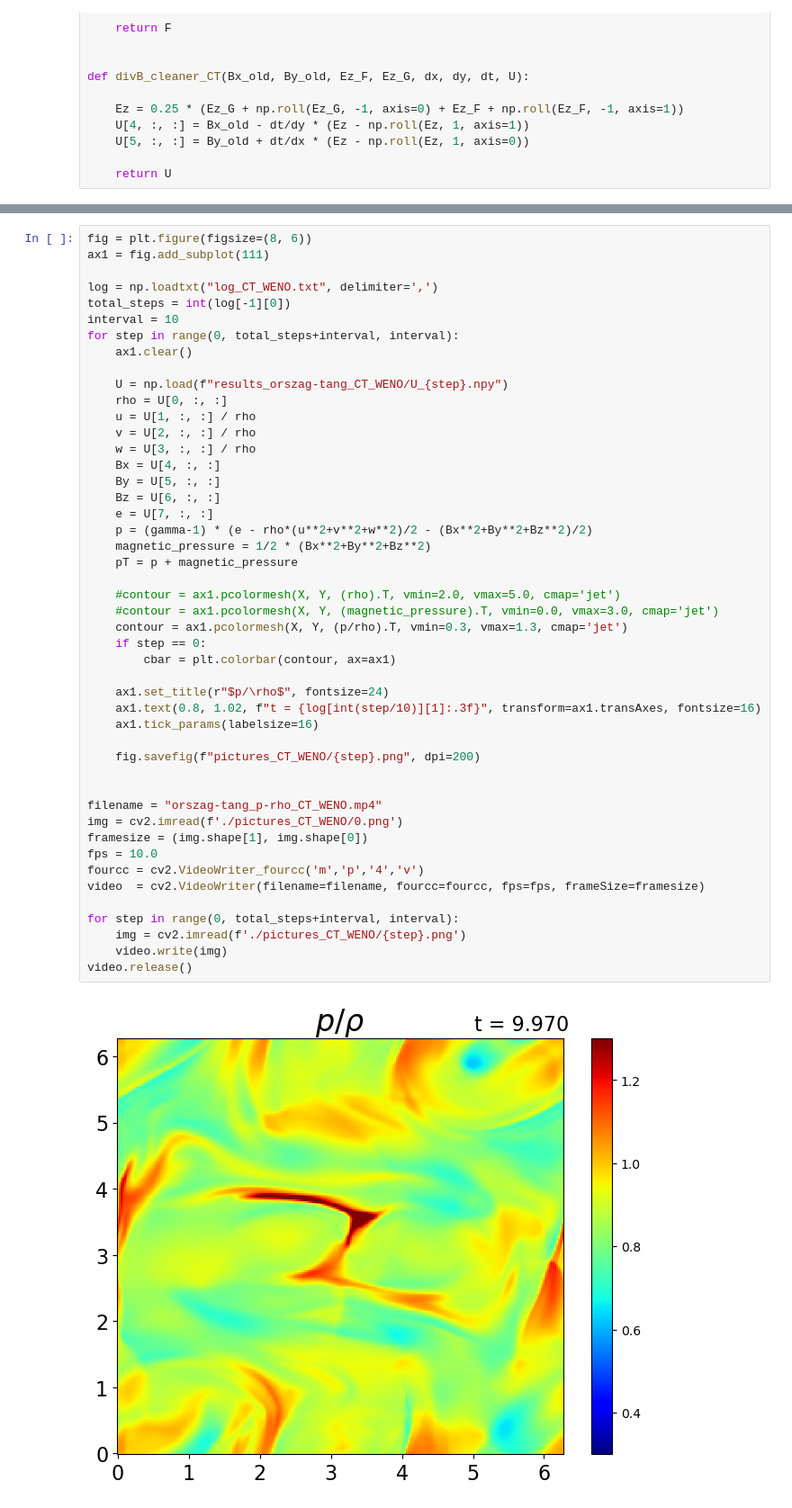
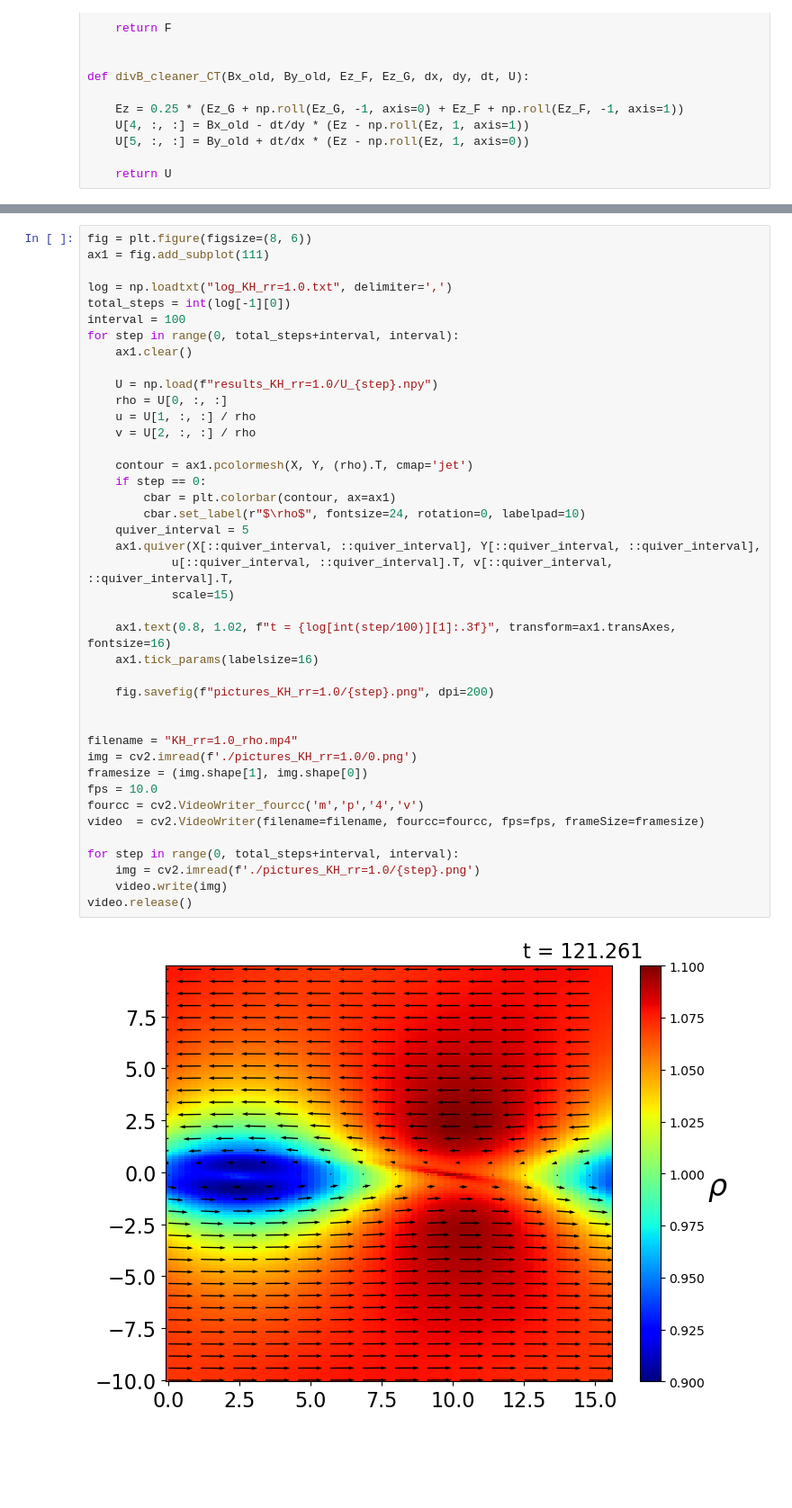
Before and after one commit to Keita-A/RadiativeMHD-simulation, a Jupyter notebook: chap4_KH_CT_WENO.ipynb, the cells around one changed output, grey strips where cells are left out. Shown at 90% size. Saved outputs shown, nothing was run; the diff lists cells and outputs as text; blank space fills up the shorter version.

```diff
--- a/chap4_KH_CT_WENO.ipynb
+++ b/chap4_KH_CT_WENO.ipynb
@@ -334,49 +391,43 @@ plt.show()
 # %%
 fig = plt.figure(figsize=(8, 6))
 ax1 = fig.add_subplot(111)
 
-log = np.loadtxt("log_CT_WENO.txt", delimiter=',')
+log = np.loadtxt("log_KH_rr=1.0.txt", delimiter=',')
 total_steps = int(log[-1][0])
-interval = 10
+interval = 100
 for step in range(0, total_steps+interval, interval):
     ax1.clear()
 
-    U = np.load(f"results_orszag-tang_CT_WENO/U_{step}.npy")
+    U = np.load(f"results_KH_rr=1.0/U_{step}.npy")
     rho = U[0, :, :]
     u = U[1, :, :] / rho
     v = U[2, :, :] / rho
-    w = U[3, :, :] / rho
-    Bx = U[4, :, :]
-    By = U[5, :, :]
-    Bz = U[6, :, :]
-    e = U[7, :, :]
-    p = (gamma-1) * (e - rho*(u**2+v**2+w**2)/2 - (Bx**2+By**2+Bz**2)/2)
-    magnetic_pressure = 1/2 * (Bx**2+By**2+Bz**2)
-    pT = p + magnetic_pressure
 
-    #contour = ax1.pcolormesh(X, Y, (rho).T, vmin=2.0, vmax=5.0, cmap='jet')
-    #contour = ax1.pcolormesh(X, Y, (magnetic_pressure).T, vmin=0.0, vmax=3.0, cmap='jet')
-    contour = ax1.pcolormesh(X, Y, (p/rho).T, vmin=0.3, vmax=1.3, cmap='jet')
+    contour = ax1.pcolormesh(X, Y, (rho).T, cmap='jet')
     if step == 0:
         cbar = plt.colorbar(contour, ax=ax1)
+        cbar.set_label(r"$\rho$", fontsize=24, rotation=0, labelpad=10)
+    quiver_interval = 5
+    ax1.quiver(X[::quiver_interval, ::quiver_interval], Y[::quiver_interval, ::quiver_interval],
+            u[::quiver_interval, ::quiver_interval].T, v[::quiver_interval, ::quiver_interval].T,
+            scale=15)
 
-    ax1.set_title(r"$p/\rho$", fontsize=24)
-    ax1.text(0.8, 1.02, f"t = {log[int(step/10)][1]:.3f}", transform=ax1.transAxes, fontsize=16)
+    ax1.text(0.8, 1.02, f"t = {log[int(step/100)][1]:.3f}", transform=ax1.transAxes, fontsize=16)
     ax1.tick_params(labelsize=16)
 
-    fig.savefig(f"pictures_CT_WENO/{step}.png", dpi=200)
+    fig.savefig(f"pictures_KH_rr=1.0/{step}.png", dpi=200)
 
 
-filename = "orszag-tang_p-rho_CT_WENO.mp4"
-img = cv2.imread(f'./pictures_CT_WENO/0.png')
+filename = "KH_rr=1.0_rho.mp4"
+img = cv2.imread(f'./pictures_KH_rr=1.0/0.png')
 framesize = (img.shape[1], img.shape[0])
 fps = 10.0
 fourcc = cv2.VideoWriter_fourcc('m','p','4','v')
 video  = cv2.VideoWriter(filename=filename, fourcc=fourcc, fps=fps, frameSize=framesize)
 
 for step in range(0, total_steps+interval, interval):
-    img = cv2.imread(f'./pictures_CT_WENO/{step}.png')
+    img = cv2.imread(f'./pictures_KH_rr=1.0/{step}.png')
     video.write(img)
 video.release()
 # %% [output]
-[figure, old version]
+[figure, new version]
```
Also changed, not shown: parts of 9 cells of this notebook, 1 other file.
